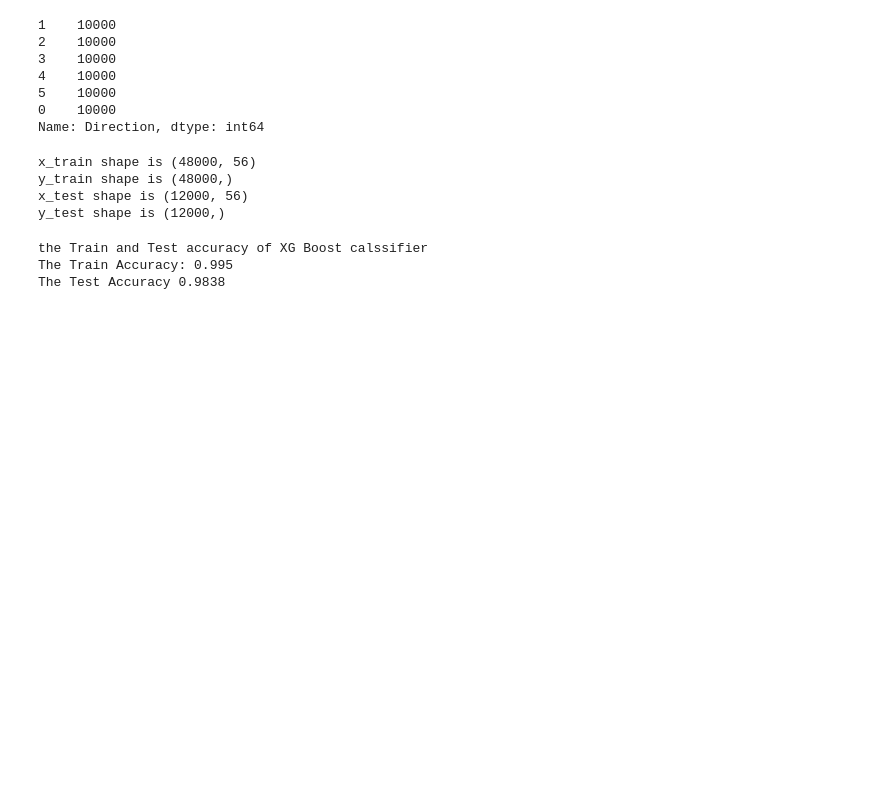
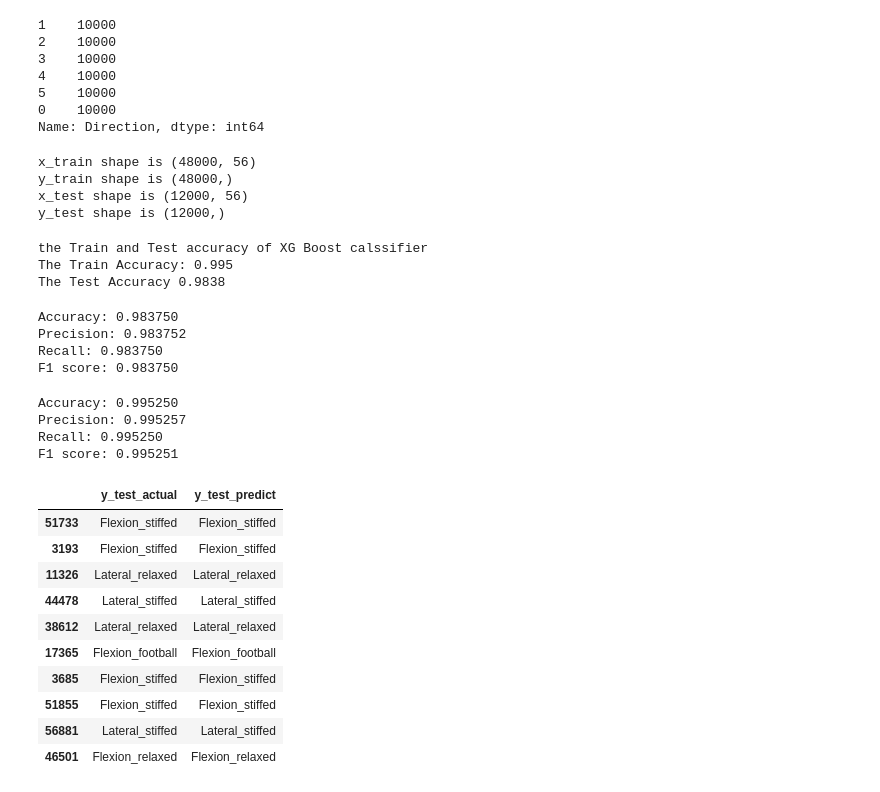
Before and after one commit to krish0195/ml_end_to-_end, a Jupyter notebook: xg_boost_running.ipynb, the cells around one changed output. Drawn from its saved outputs; the diff is of its cells as text; code cells hidden in the pictures; blank space fills up the shorter version.

```diff
--- a/xg_boost_running.ipynb
+++ b/xg_boost_running.ipynb
@@ -131,3 +129,73 @@ XGB_train_accuracy, XGB_test_accuracy=prediction(x_train,y_train,x_test,y_test,y
 the Train and Test accuracy of XG Boost calssifier
 The Train Accuracy: 0.995
 The Test Accuracy 0.9838
+# %%
+#Test Features
+
+# accuracy: (tp + tn) / (p + n)
+accuracy = accuracy_score(y_test, y_test_predict)
+print('Accuracy: %f' % accuracy)
+# precision tp / (tp + fp)
+precision = precision_score(y_test, y_test_predict,average='macro')
+print('Precision: %f' % precision)
+# recall: tp / (tp + fn)
+recall = recall_score(y_test, y_test_predict,average='micro')
+print('Recall: %f' % recall)
+# f1: 2 tp / (2 tp + fp + fn)
+f1 = f1_score(y_test, y_test_predict,average='macro')
+print('F1 score: %f' % f1)
+# %% [output]
+Accuracy: 0.983750
+Precision: 0.983752
+Recall: 0.983750
+F1 score: 0.983750
+# %%
+#train features
+# accuracy: (tp + tn) / (p + n)
+accuracy = accuracy_score(y_train, y_train_predict)
+print('Accuracy: %f' % accuracy)
+# precision tp / (tp + fp)
+precision = precision_score(y_train, y_train_predict,average='macro')
+print('Precision: %f' % precision)
+# recall: tp / (tp + fn)
+recall = recall_score(y_train, y_train_predict,average='micro')
+print('Recall: %f' % recall)
+# f1: 2 tp / (2 tp + fp + fn)
+f1 = f1_score(y_train, y_train_predict,average='macro')
+print('F1 score: %f' % f1)
+# %% [output]
+Accuracy: 0.995250
+Precision: 0.995257
+Recall: 0.995250
+F1 score: 0.995251
+# %%
+instance_check=pd.DataFrame()
+
+instance_check["y_test_actual"]=y_test
+instance_check["y_test_predict"]=y_test_predict
+
+#label encoding of tgt varaible
+tgt_map = {    0:"Flexion_football",
+               1:"Flexion_relaxed",
+               2:"Flexion_stiffed",
+               3:"Lateral_football",
+               4:"Lateral_relaxed",
+               5:"Lateral_stiffed"
+              }
+instance_check["y_test_actual"]=instance_check.y_test_actual.map(tgt_map)
+
+instance_check["y_test_predict"]=instance_check.y_test_predict.map(tgt_map)
+
+instance_check.head(10)
+# %% [output]
+|  | y_test_actual | y_test_predict |
+| 51733 | Flexion_stiffed | Flexion_stiffed |
+| 3193 | Flexion_stiffed | Flexion_stiffed |
+| 11326 | Lateral_relaxed | Lateral_relaxed |
+| 44478 | Lateral_stiffed | Lateral_stiffed |
+| 38612 | Lateral_relaxed | Lateral_relaxed |
+| 17365 | Flexion_football | Flexion_football |
+| 3685 | Flexion_stiffed | Flexion_stiffed |
+| 51855 | Flexion_stiffed | Flexion_stiffed |
+| 56881 | Lateral_stiffed | Lateral_stiffed |
+| 46501 | Flexion_relaxed | Flexion_relaxed |
```
Also changed, not shown: parts of 13 cells of this notebook.
